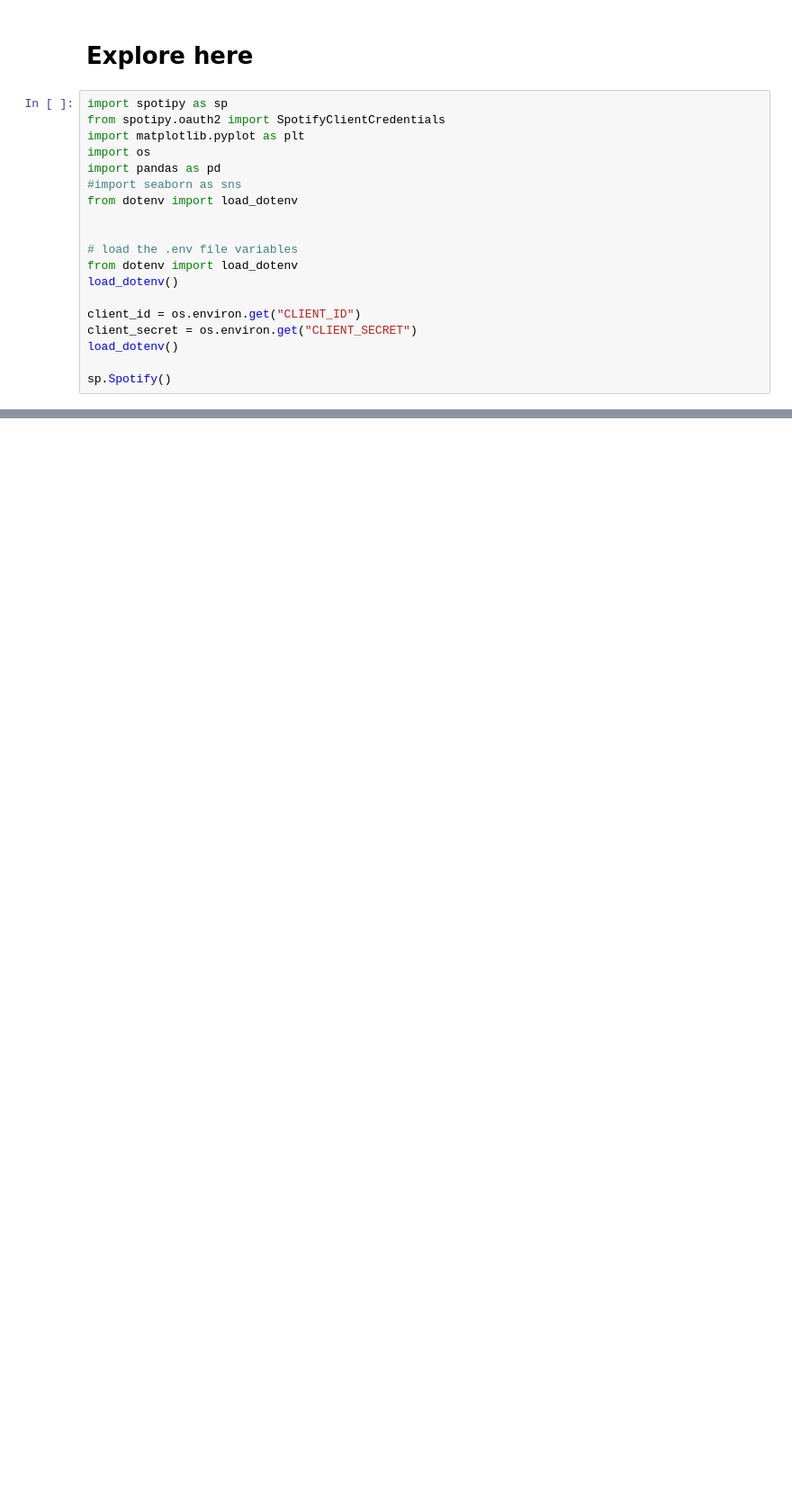
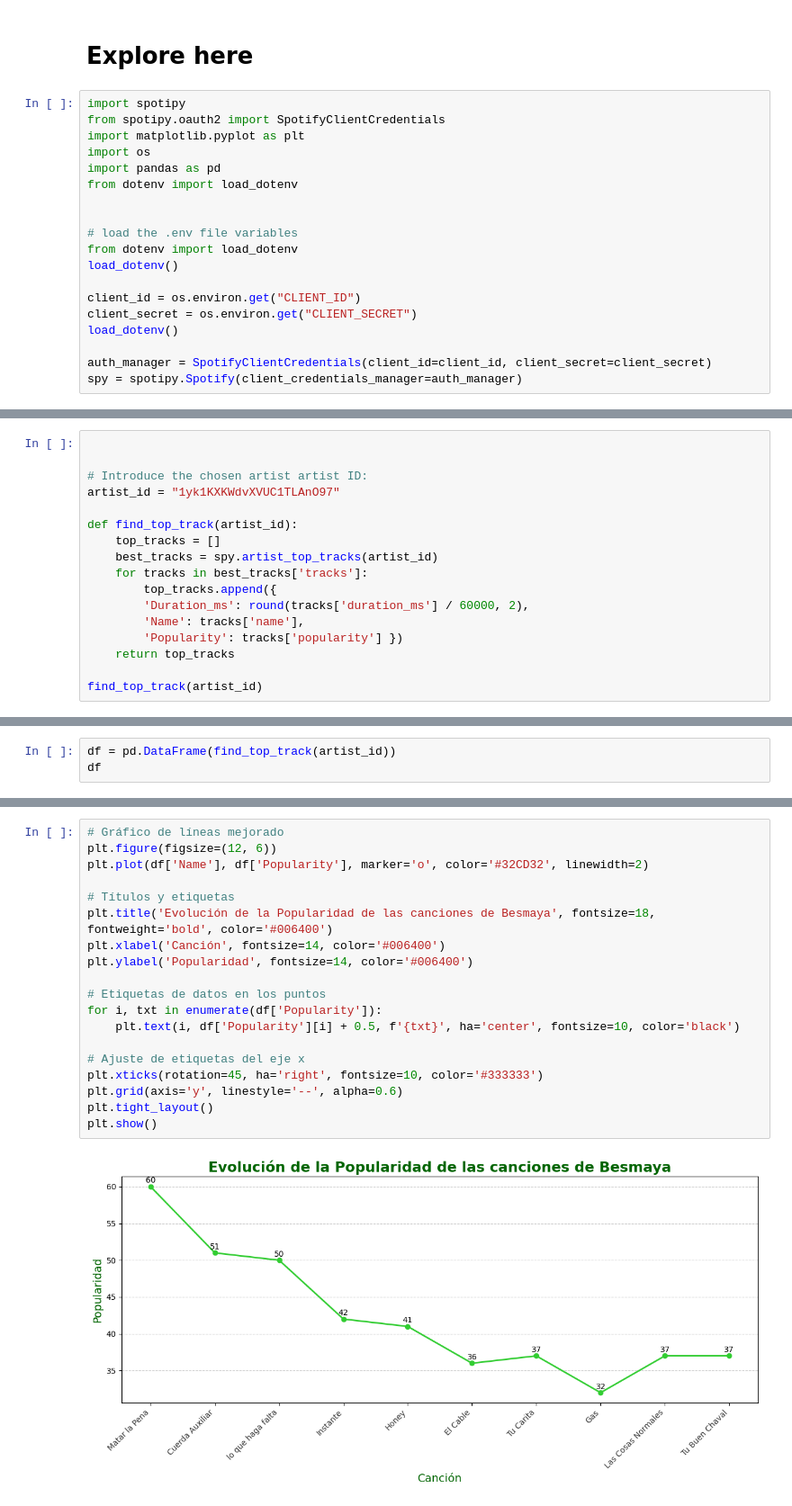
Before and after one commit to 4GeeksAcademy/interacting-with-api-python-project, a Jupyter notebook: src/explore.ipynb, the cells around one changed output, grey strips where cells are left out. Shown at 90% size. Saved outputs shown, nothing was run; the diff lists cells and outputs as text; blank space fills up the shorter version.

```diff
--- a/src/explore.ipynb
+++ b/src/explore.ipynb
@@ -1,12 +1,11 @@
 # %% [markdown]
 # Explore here
 # %%
-import spotipy as sp
+import spotipy
 from spotipy.oauth2 import SpotifyClientCredentials
 import matplotlib.pyplot as plt
 import os
 import pandas as pd
-#import seaborn as sns
 from dotenv import load_dotenv
 
 
@@ -18,4 +17,5 @@ client_id = os.environ.get("CLIENT_ID")
 client_secret = os.environ.get("CLIENT_SECRET")
 load_dotenv()
 
-sp.Spotify()
+auth_manager = SpotifyClientCredentials(client_id=client_id, client_secret=client_secret)
+spy = spotipy.Spotify(client_credentials_manager=auth_manager)
@@ -45,0 +22,17 @@ NameError: name 'spotipy' is not defined
+# %%
+
+
+# Introduce the chosen artist artist ID:
+artist_id = "1yk1KXKWdvXVUC1TLAnO97"
+
+def find_top_track(artist_id):
+    top_tracks = []
+    best_tracks = spy.artist_top_tracks(artist_id)
+    for tracks in best_tracks['tracks']:
+        top_tracks.append({
+        'Duration_ms': round(tracks['duration_ms'] / 60000, 2),
+        'Name': tracks['name'],
+        'Popularity': tracks['popularity'] })
+    return top_tracks
+
+find_top_track(artist_id)
@@ -45,0 +50,3 @@ NameError: name 'spotipy' is not defined
+# %%
+df = pd.DataFrame(find_top_track(artist_id))
+df
@@ -45,0 +65,21 @@ NameError: name 'spotipy' is not defined
+# %%
+# Gráfico de líneas mejorado
+plt.figure(figsize=(12, 6))
+plt.plot(df['Name'], df['Popularity'], marker='o', color='#32CD32', linewidth=2)
+
+# Títulos y etiquetas
+plt.title('Evolución de la Popularidad de las canciones de Besmaya', fontsize=18, fontweight='bold', color='#006400')
+plt.xlabel('Canción', fontsize=14, color='#006400')
+plt.ylabel('Popularidad', fontsize=14, color='#006400')
+
+# Etiquetas de datos en los puntos
+for i, txt in enumerate(df['Popularity']):
+    plt.text(i, df['Popularity'][i] + 0.5, f'{txt}', ha='center', fontsize=10, color='black')
+
+# Ajuste de etiquetas del eje x
+plt.xticks(rotation=45, ha='right', fontsize=10, color='#333333')
+plt.grid(axis='y', linestyle='--', alpha=0.6)
+plt.tight_layout()
+plt.show()
+# %% [output]
+[figure, added]
```
Also changed, not shown: parts of 7 cells of this notebook, 1 other file.
